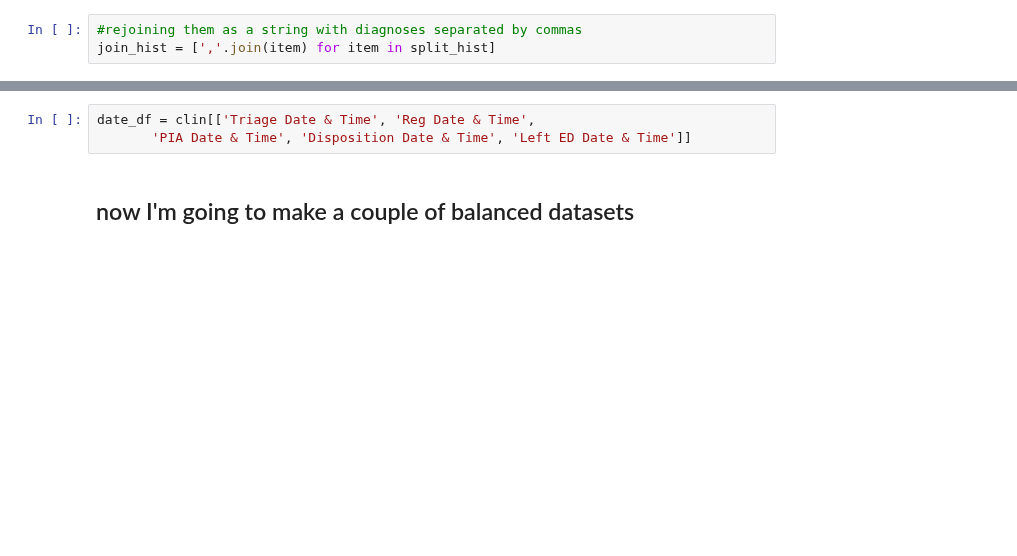
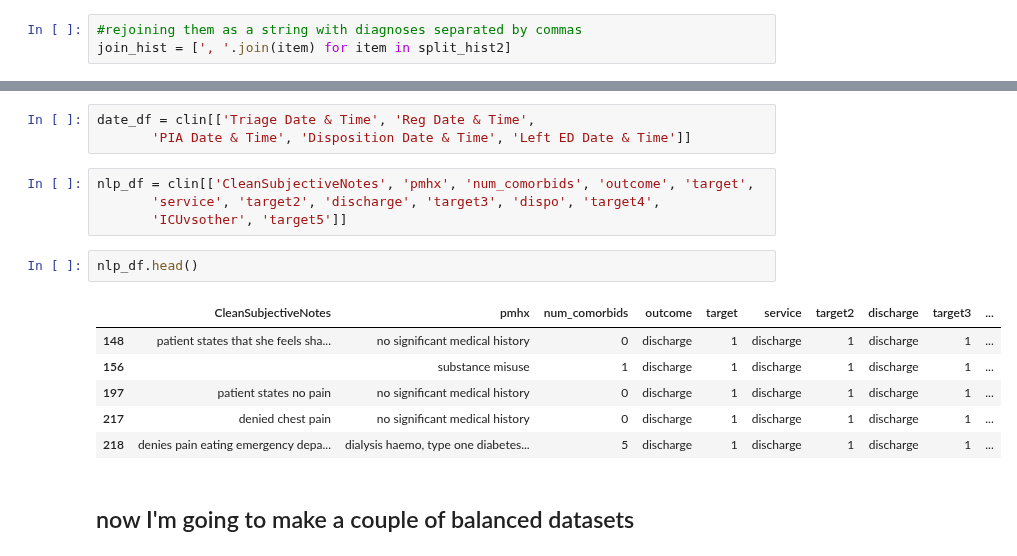
Before and after one commit to Jaskolk/ed-triage, a Jupyter notebook: data_preprocessing-BCH.ipynb, the cells around one changed output, grey strips where cells are left out. Drawn from its saved outputs; the diff is of its cells as text; blank space fills up the shorter version.

```diff
--- a/data_preprocessing-BCH.ipynb
+++ b/data_preprocessing-BCH.ipynb
@@ -429,6 +712,6 @@ for item in history:
 # %%
 #rejoining them as a string with diagnoses separated by commas
-join_hist = [','.join(item) for item in split_hist]
+join_hist = [', '.join(item) for item in split_hist2]
 # %%
 comorbids = [len(item) if item != ['no significant medical history'] else 0 for item in split_hist]
 # %%
@@ -1083,6 +1406,19 @@ target_df = clin[['outcome','target', 'service','target2', 'discharge', 'target3
 # %%
 date_df = clin[['Triage Date & Time', 'Reg Date & Time',
        'PIA Date & Time', 'Disposition Date & Time', 'Left ED Date & Time']]
+# %%
+nlp_df = clin[['CleanSubjectiveNotes', 'pmhx', 'num_comorbids', 'outcome', 'target',
+       'service', 'target2', 'discharge', 'target3', 'dispo', 'target4',
+       'ICUvsother', 'target5']]
+# %%
+nlp_df.head()
+# %% [output]
+|  | CleanSubjectiveNotes | pmhx | num_comorbids | outcome | target | service | target2 | discharge | target3 | ... |
+| 148 | patient states that she feels sha... | no significant medical history | 0 | discharge | 1 | discharge | 1 | discharge | 1 | ... |
+| 156 |  | substance misuse | 1 | discharge | 1 | discharge | 1 | discharge | 1 | ... |
+| 197 | patient states no pain | no significant medical history | 0 | discharge | 1 | discharge | 1 | discharge | 1 | ... |
+| 217 | denied chest pain | no significant medical history | 0 | discharge | 1 | discharge | 1 | discharge | 1 | ... |
+| 218 | denies pain eating emergency depa... | dialysis haemo, type one diabetes... | 5 | discharge | 1 | discharge | 1 | discharge | 1 | ... |
 # %% [markdown]
 ## now I'm going to make a couple of balanced datasets
 # %%
```
Also changed, not shown: parts of 22 cells of this notebook, 3 other files.
